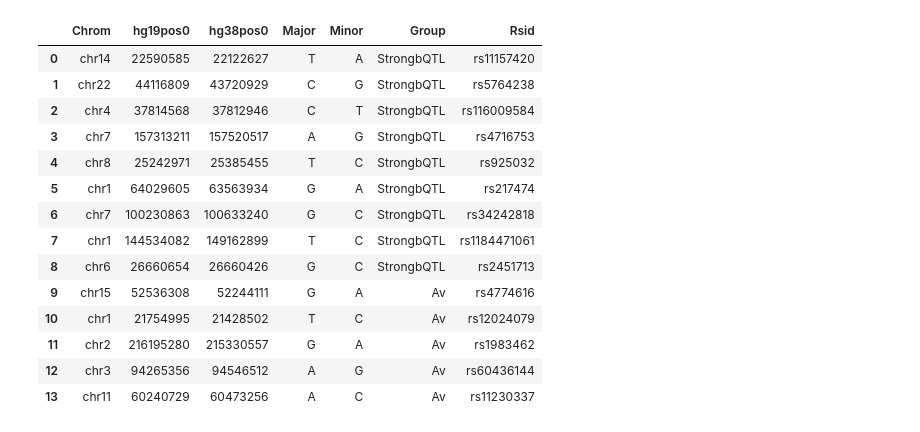
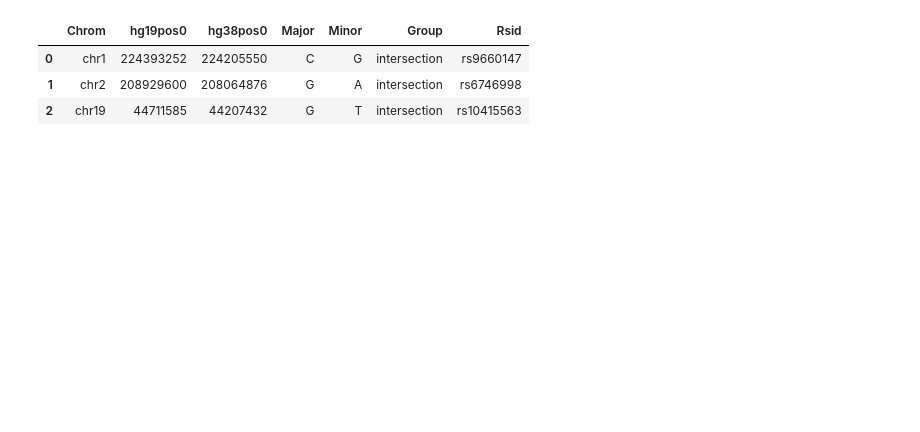
Before and after one commit to kundajelab/chrombpnet, a Jupyter notebook: gm12878_tf_dnase_histone/tf_dnase_histone-Copy1.ipynb, the cells around one changed output. Cells and saved outputs as stored; diff of their text form; code cells hidden in the pictures; blank space fills up the shorter version.

```diff
--- a/gm12878_tf_dnase_histone/tf_dnase_histone-Copy1.ipynb
+++ b/gm12878_tf_dnase_histone/tf_dnase_histone-Copy1.ipynb
@@ -194,25 +196,14 @@ chip_control_pos=pyBigWig.open("/srv/scratch/annashch/chrombpnet/gm12878_tf_dnas
 chip_control_neg=pyBigWig.open("/srv/scratch/annashch/chrombpnet/gm12878_tf_dnase_histone/h3k27ac/K562.merged.control.ENCSR000AKY.gz.bam.bpnet.minus.bw")
 # %%
 #USE HG38
-regions=pd.read_csv("bQTL.for.ism.csv",header=0,sep='\t')
-#regions=pd.read_csv("bQTL.intersection.csv",header=0,sep='\t')
+#regions=pd.read_csv("bQTL.for.ism.csv",header=0,sep='\t')
+regions=pd.read_csv("bQTL.intersection.csv",header=0,sep='\t')
 regions
 # %% [output]
 |  | Chrom | hg19pos0 | hg38pos0 | Major | Minor | Group | Rsid |
-| 0 | chr14 | 22590585 | 22122627 | T | A | StrongbQTL | rs11157420 |
-| 1 | chr22 | 44116809 | 43720929 | C | G | StrongbQTL | rs5764238 |
-| 2 | chr4 | 37814568 | 37812946 | C | T | StrongbQTL | rs116009584 |
-| 3 | chr7 | 157313211 | 157520517 | A | G | StrongbQTL | rs4716753 |
-| 4 | chr8 | 25242971 | 25385455 | T | C | StrongbQTL | rs925032 |
-| 5 | chr1 | 64029605 | 63563934 | G | A | StrongbQTL | rs217474 |
-| 6 | chr7 | 100230863 | 100633240 | G | C | StrongbQTL | rs34242818 |
-| 7 | chr1 | 144534082 | 149162899 | T | C | StrongbQTL | rs1184471061 |
-| 8 | chr6 | 26660654 | 26660426 | G | C | StrongbQTL | rs2451713 |
-| 9 | chr15 | 52536308 | 52244111 | G | A | Av | rs4774616 |
-| 10 | chr1 | 21754995 | 21428502 | T | C | Av | rs12024079 |
-| 11 | chr2 | 216195280 | 215330557 | G | A | Av | rs1983462 |
-| 12 | chr3 | 94265356 | 94546512 | A | G | Av | rs60436144 |
-| 13 | chr11 | 60240729 | 60473256 | A | C | Av | rs11230337 |
+| 0 | chr1 | 224393252 | 224205550 | C | G | intersection | rs9660147 |
+| 1 | chr2 | 208929600 | 208064876 | G | A | intersection | rs6746998 |
+| 2 | chr19 | 44711585 | 44207432 | G | T | intersection | rs10415563 |
 # %%
 def get_preds(model,inputs):
     preds=model.predict(inputs)
```
Also changed, not shown: parts of 2 cells of this notebook, 1 other file.
